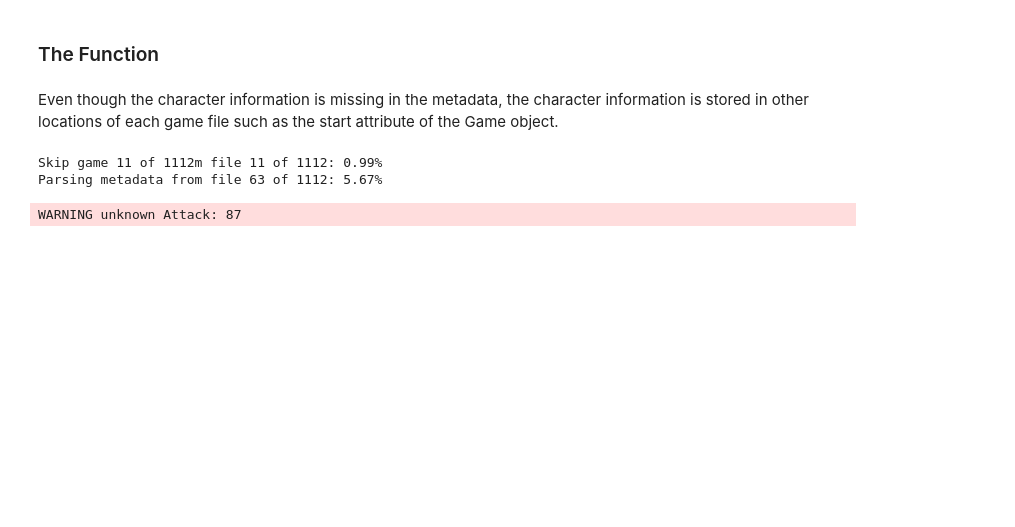
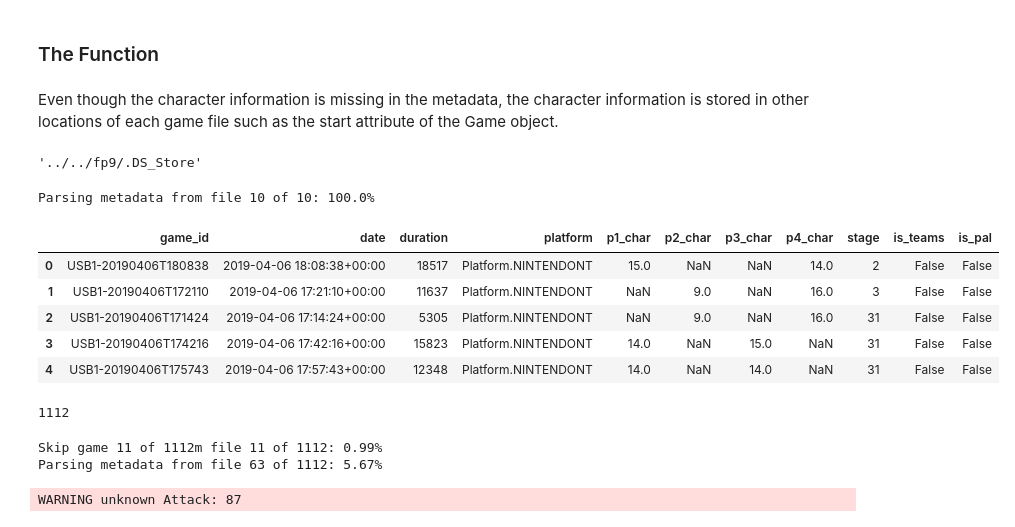
Before and after one commit to raffysantayana/slp-predicting-techs-rnn, a Jupyter notebook: code/01 - Parsing Fight Pitt 9 MetaData.ipynb, the cells around one changed output. Cells and saved outputs as stored; diff of their text form; code cells hidden in the pictures; blank space fills up the shorter version.

```diff
--- a/code/01 - Parsing Fight Pitt 9 MetaData.ipynb
+++ b/code/01 - Parsing Fight Pitt 9 MetaData.ipynb
@@ -167,4 +180,4 @@ These anomalies are not addressed at the moment because I will only be using gam
 ## Reading in a Slippi File
 # %%
 # A single game from each tournament:
-game = slp.Game(fight_pitt_9[0])
+game = slp.Game(fight_pitt_9[1])
@@ -319,7 +336,7 @@ def metadata_to_df(slp_paths):
     '''
     Of a collection of games, store the metadata as a dataframe.
 
-    slp_paths (list): each value is the file path to games
+    slp_paths (list): each value is the file path to a game
     returns a dataframe
     '''
     # Used to determine how far along the function is while waiting
@@ -355,7 +372,7 @@ def metadata_to_df(slp_paths):
         plats.append(game.metadata.platform)
 
         # get active ports
-        ports = [game.start.players.index(port) if port != None else None for port in game.start.players]
+        ports = [game.start.players.index(char) if char != None else None for char in game.start.players]
 
         # get characters
         characters = [game.start.players[port].character if port != None else port for port in ports]
@@ -389,6 +406,25 @@ def metadata_to_df(slp_paths):
         })
 # %% [markdown]
 Even though the character information is missing in the metadata, the character information is stored in other locations of each game file such as the start attribute of the Game object.
+# %%
+fight_pitt_9[0]
+# %% [output]
+'../../fp9/.DS_Store'
+# %%
+foo = metadata_to_df(fight_pitt_9[1:11])
+foo.head()
+# %% [output]
+Parsing metadata from file 10 of 10: 100.0%
+|  | game_id | date | duration | platform | p1_char | p2_char | p3_char | p4_char | stage | is_teams | is_pal |
+| 0 | USB1-20190406T180838 | 2019-04-06 18:08:38+00:00 | 18517 | Platform.NINTENDONT | 15.0 | NaN | NaN | 14.0 | 2 | False | False |
+| 1 | USB1-20190406T172110 | 2019-04-06 17:21:10+00:00 | 11637 | Platform.NINTENDONT | NaN | 9.0 | NaN | 16.0 | 3 | False | False |
+| 2 | USB1-20190406T171424 | 2019-04-06 17:14:24+00:00 | 5305 | Platform.NINTENDONT | NaN | 9.0 | NaN | 16.0 | 31 | False | False |
+| 3 | USB1-20190406T174216 | 2019-04-06 17:42:16+00:00 | 15823 | Platform.NINTENDONT | 14.0 | NaN | 15.0 | NaN | 31 | False | False |
+| 4 | USB1-20190406T175743 | 2019-04-06 17:57:43+00:00 | 12348 | Platform.NINTENDONT | 14.0 | NaN | 14.0 | NaN | 31 | False | False |
+# %%
+len(fight_pitt_9[1:])
+# %% [output]
+1112
 # %%
 df_fp9 = metadata_to_df(fight_pitt_9)
 df_fp9.head()
```
Also changed, not shown: parts of 5 cells of this notebook, 3 other files.
